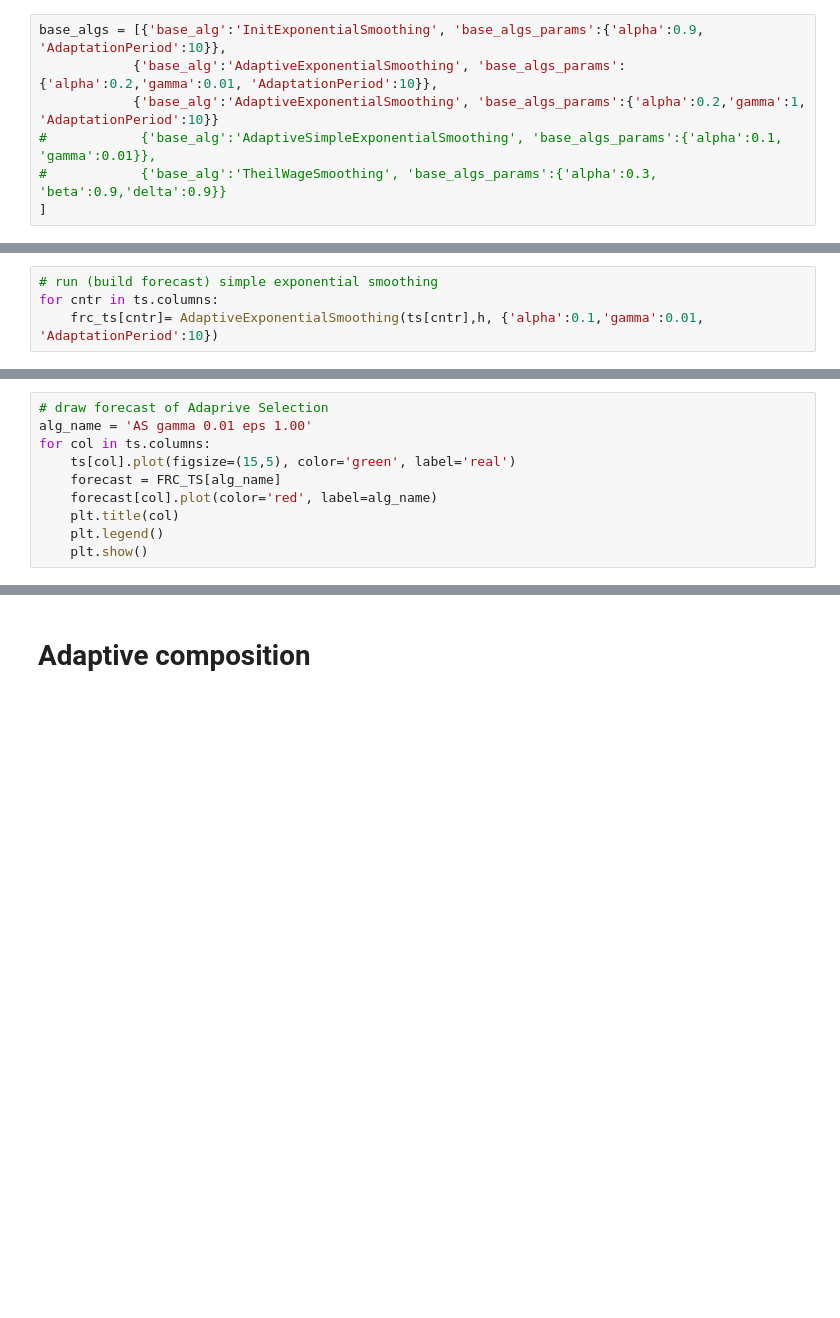
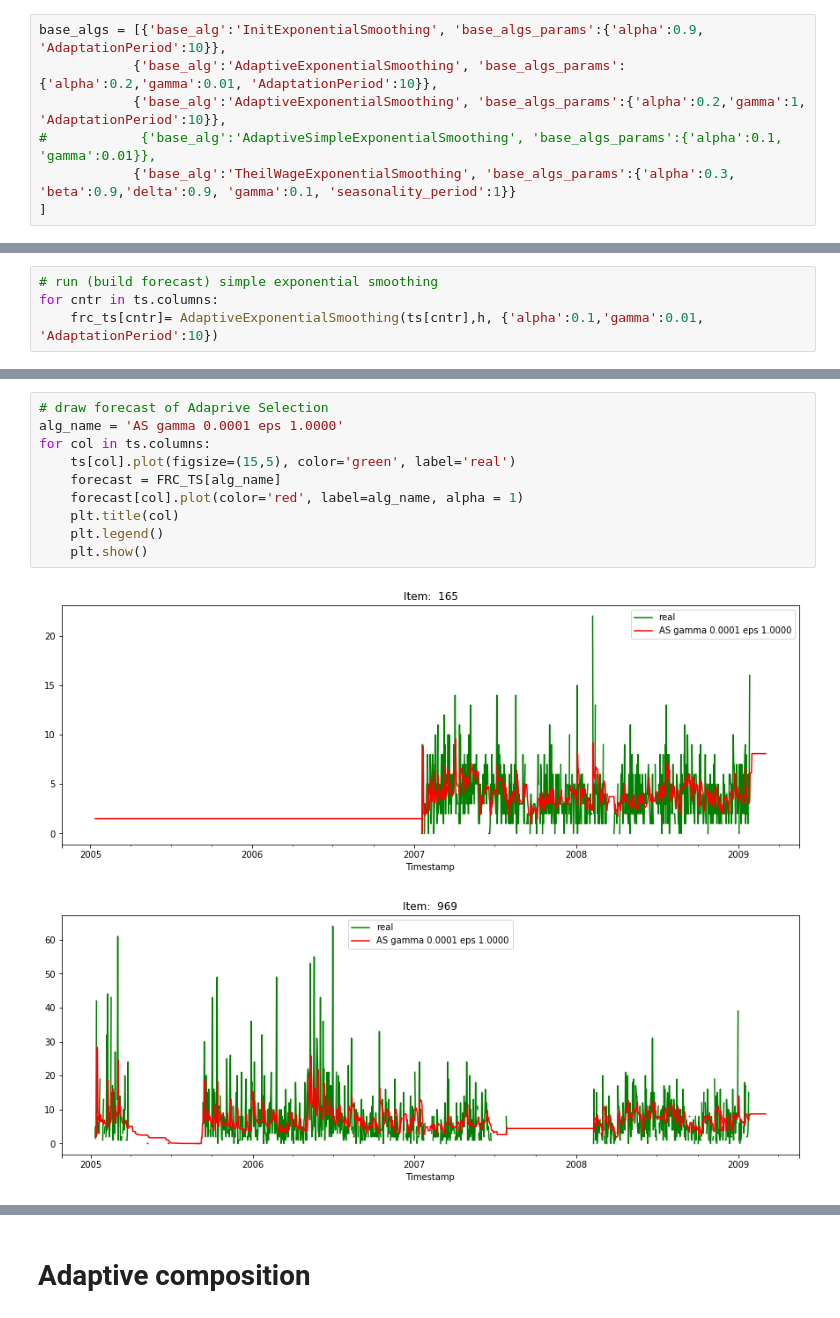
Before and after one commit to aromanenko/AggregatingAlgorithm, a Jupyter notebook: induction/realize_compositions_answ.ipynb, the cells around one changed output, grey strips where cells are left out. Saved outputs shown, nothing was run; the diff lists cells and outputs as text; blank space fills up the shorter version.

```diff
--- a/induction/realize_compositions_answ.ipynb
+++ b/induction/realize_compositions_answ.ipynb
@@ -191,9 +198,9 @@ def adaptive_composition(x, h, params, loss = exp_MAE):
 # %%
 base_algs = [{'base_alg':'InitExponentialSmoothing', 'base_algs_params':{'alpha':0.9, 'AdaptationPeriod':10}},
             {'base_alg':'AdaptiveExponentialSmoothing', 'base_algs_params':{'alpha':0.2,'gamma':0.01, 'AdaptationPeriod':10}},
-            {'base_alg':'AdaptiveExponentialSmoothing', 'base_algs_params':{'alpha':0.2,'gamma':1, 'AdaptationPeriod':10}}
+            {'base_alg':'AdaptiveExponentialSmoothing', 'base_algs_params':{'alpha':0.2,'gamma':1, 'AdaptationPeriod':10}},
 #            {'base_alg':'AdaptiveSimpleExponentialSmoothing', 'base_algs_params':{'alpha':0.1, 'gamma':0.01}},
-#            {'base_alg':'TheilWageSmoothing', 'base_algs_params':{'alpha':0.3, 'beta':0.9,'delta':0.9}}
+            {'base_alg':'TheilWageExponentialSmoothing', 'base_algs_params':{'alpha':0.3, 'beta':0.9,'delta':0.9, 'gamma':0.1, 'seasonality_period':1}}
 ]
 # %%
 for ba in range(len(base_algs)):
@@ -230,10 +241,13 @@ FRC_TS['AS gamma %.2f eps %.2f' % (gamma, eps)] = frc_ts
 # %%
 # draw forecast of Adaprive Selection
-alg_name = 'AS gamma 0.01 eps 1.00'
+alg_name = 'AS gamma 0.0001 eps 1.0000'
 for col in ts.columns:
     ts[col].plot(figsize=(15,5), color='green', label='real')
     forecast = FRC_TS[alg_name]
-    forecast[col].plot(color='red', label=alg_name)
+    forecast[col].plot(color='red', label=alg_name, alpha = 1)
     plt.title(col)
     plt.legend()
     plt.show()
+# %% [output]
+[figure, added]
+[figure, added]
```
Also changed, not shown: parts of 8 cells of this notebook.
